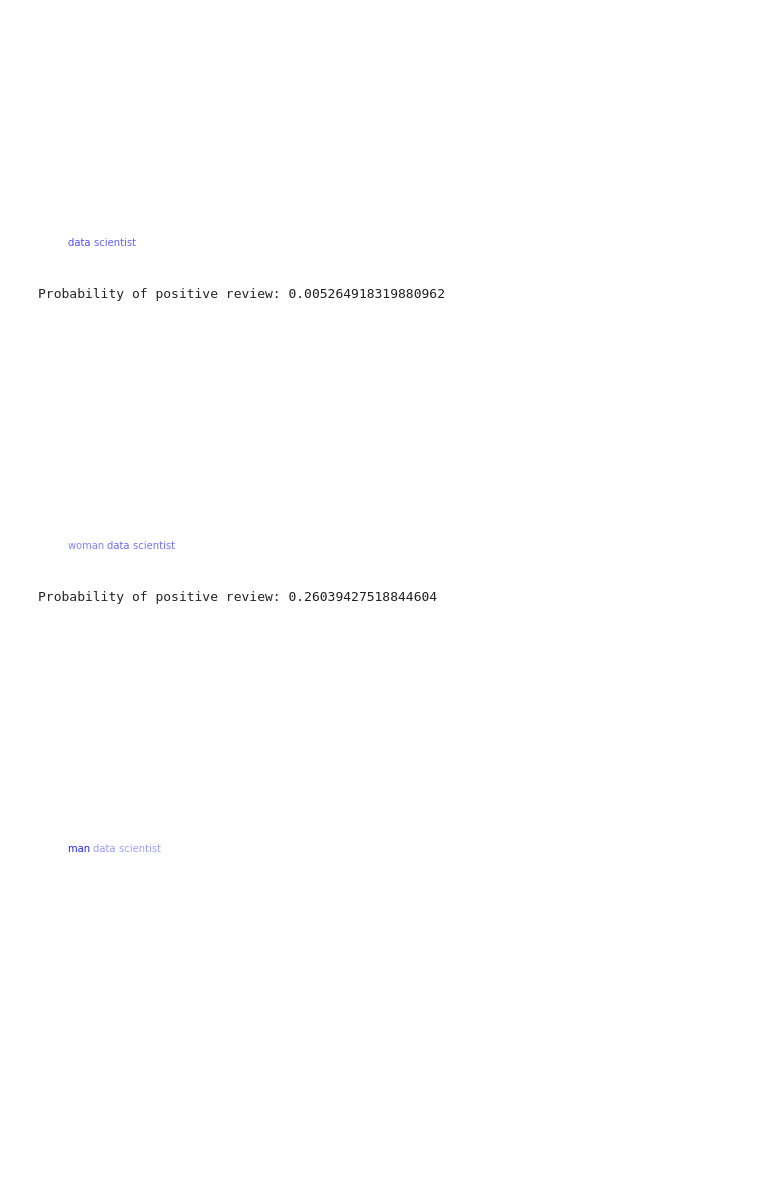
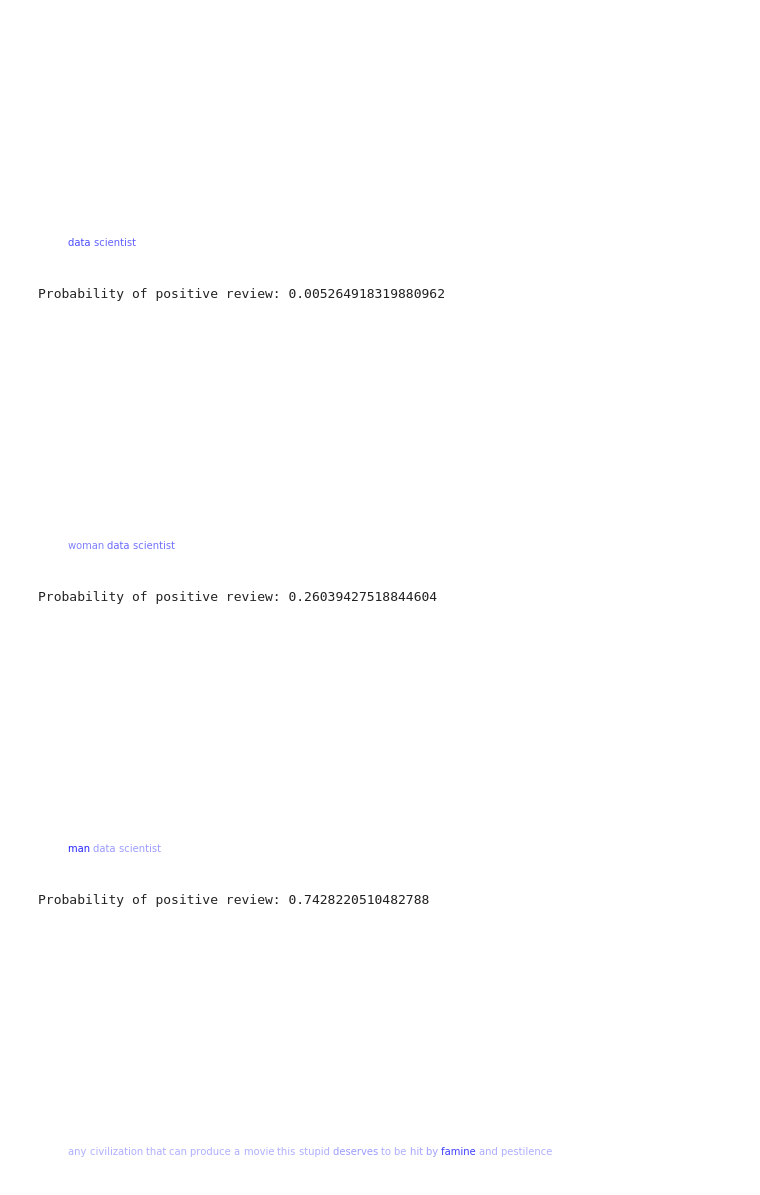
Before and after one commit to jrpresta/website, a Jupyter notebook: Attention_model.ipynb, the cells around one changed output. Cells and saved outputs as stored; diff of their text form; code cells hidden in the pictures; blank space fills up the shorter version.

```diff
--- a/Attention_model.ipynb
+++ b/Attention_model.ipynb
@@ -335,7 +335,7 @@ han = HAN(hidden_size=40, vocab_size=V, embedding_dim=50)
 criterion = nn.BCEWithLogitsLoss()
 optimizer = optim.Adam(han.parameters(), lr=0.01)
 
-han.load_state_dict(torch.load('/Users/jon_ross/Desktop/HAN_lower.pt'))
+han.load_state_dict(torch.load('/Users/jon_ross/sideProj/website/model/HAN_lower.pt'))
 han.eval()
 # %% [output]
 HAN(
@@ -375,6 +375,10 @@ import matplotlib.pyplot as plt
 from matplotlib import transforms
 
 def text_color(x, y, strings, colors, ax=None, **kw):
+    """x and y will be equal to 0
+    strings is a list of words
+    colors is a list of numbers [0,1]
+    where 1 represents the most important word"""
     if ax is None:
         ax = plt.gca()
     t = ax.transData
@@ -468,3 +472,8 @@ visualize_attention('man data scientist')
 # %% [output]
 Probability of positive review: 0.26039427518844604
 [figure]
+# %%
+visualize_attention('any civilization that can produce a movie this stupid deserves to be hit by famine and pestilence')
+# %% [output]
+Probability of positive review: 0.7428220510482788
+[figure, added]
```
Also changed, not shown: parts of 2 cells of this notebook, 3 other files.
